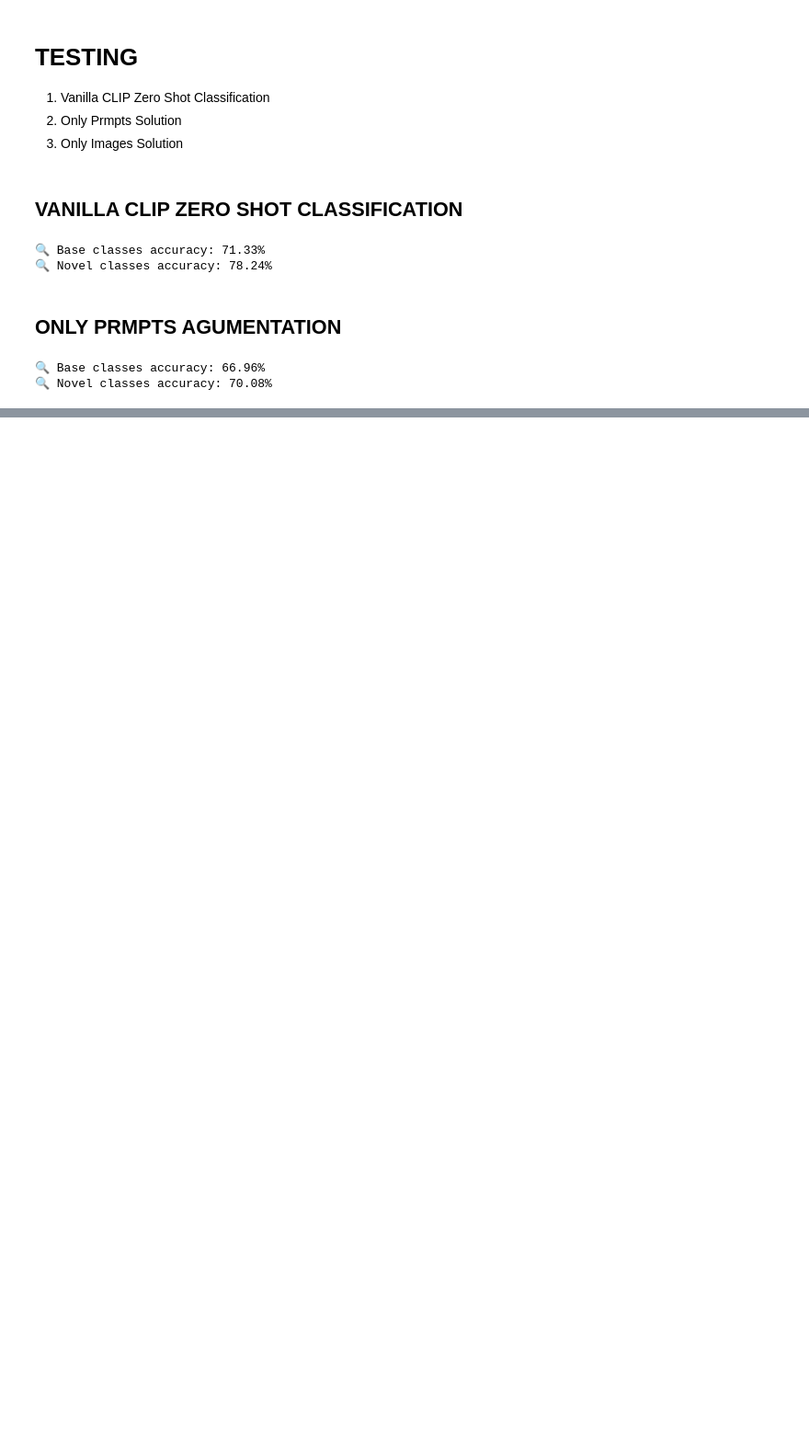
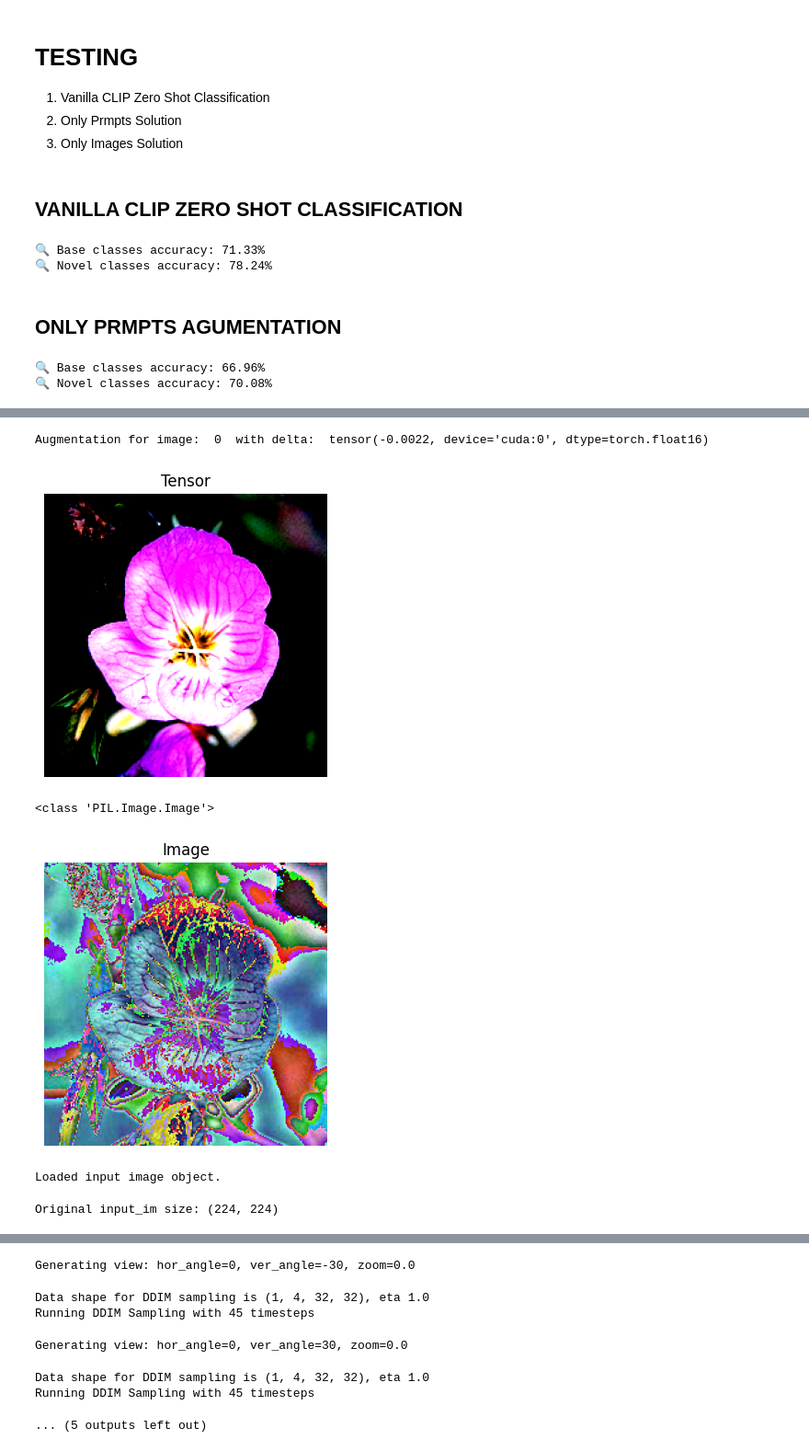
Before and after one commit to matteogrisenti/CLIP-zero-shot, a Jupyter notebook: main.ipynb, the cells around one changed output, grey strips where cells are left out. Shown at 92% size. Drawn from its saved outputs; the diff is of its cells as text; code cells hidden in the pictures; blank space fills up the shorter version.

Commit message:
try to attach image generation

```diff
--- a/main.ipynb
+++ b/main.ipynb
@@ -198,6 +247,11 @@ def load_prompts(json_path='generated_prompts.json'):
     with open(json_path, 'r') as f:
         prompt_dict = json.load(f)
     return prompt_dict
+
+# import os
+# print(os.getcwd())
+# print(os.listdir())
+prompt_dict = load_prompts()
 # %% [markdown]
 Example of flowers images and the generated prompts
 # %%
@@ -533,0 +575,15 @@ print(f"🔍 Novel classes accuracy: {novel_accuracy*100:.2f}%")
+# %%
+def classification(image_emb, prompts_embs):
+    # Cosine similarity scores between image and all class prompts
+    # image_emb: embedding of one image [512]
+    # prompts_embs: embedding of all the 102 class prompts [102 x 512]
+
+    classes_scores = image_emb @ prompts_embs.T  # [512] @ [512 x 102] = 102
+
+    # Get top-2 scores per image
+    top_scores, top_classes = classes_scores.topk(2, dim=-1)
+
+    # Delta = difference between top-1 and top-2
+    delta = top_scores[0] - top_scores[1]  # shape: [B]
+
+    return top_classes[0], delta  # return predicted class and its delta
@@ -588,3 +677,24 @@ def eval_only_images(model, dataset, categories, batch_size, device, label=""):
     # and now we compute the accuracy
     accuracy = correct_predictions / len(dataset)
     return accuracy
+# %%
+import clip
+import torch
+from torchvision.datasets import Flowers102
+from torchvision import transforms
+
+device = "cuda" if torch.cuda.is_available() else "cpu"
+model, preprocess_clip = clip.load("ViT-B/16", device=device)
+
+test_dataset = get_test_data(transform=preprocess_clip)
+base_test_dataset, novel_test_dataset = split_data(test_dataset)
+
+generated_prompts = load_prompts()
+# %%
+base_accuracy = prompts_images_augmentation(model=model, dataset=base_test_dataset, batch_size=128, device=device, label="🧠 Evaluation on Base Classes")
+# novel_accuracy = eval_only_prompts(model=model, dataset=novel_test_dataset, prompt_dict=generated_prompts, batch_size=128, device=device, label="🧠 Zero-shot evaluation on Novel Classes")
+
+print()
+print(f"🔍 Base classes accuracy: {base_accuracy*100:.2f}%")
+# print(f"🔍 Novel classes accuracy: {novel_accuracy*100:.2f}%")
+# %% [output]
@@ -590,0 +702,6 @@ def eval_only_images(model, dataset, categories, batch_size, device, label=""):
+Augmentation for image:  0  with delta:  tensor(-0.0022, device='cuda:0', dtype=torch.float16)
+[figure, added]
+<class 'PIL.Image.Image'>
+[figure, added]
+Loaded input image object.
+Original input_im size: (224, 224)
@@ -590,0 +709,7 @@ def eval_only_images(model, dataset, categories, batch_size, device, label=""):
+Generating view: hor_angle=0, ver_angle=-30, zoom=0.0
+Data shape for DDIM sampling is (1, 4, 32, 32), eta 1.0
+Running DDIM Sampling with 45 timesteps
+Generating view: hor_angle=0, ver_angle=30, zoom=0.0
+Data shape for DDIM sampling is (1, 4, 32, 32), eta 1.0
+Running DDIM Sampling with 45 timesteps
+... (5 outputs left out)
```
Also changed, not shown: parts of 12 cells of this notebook.
